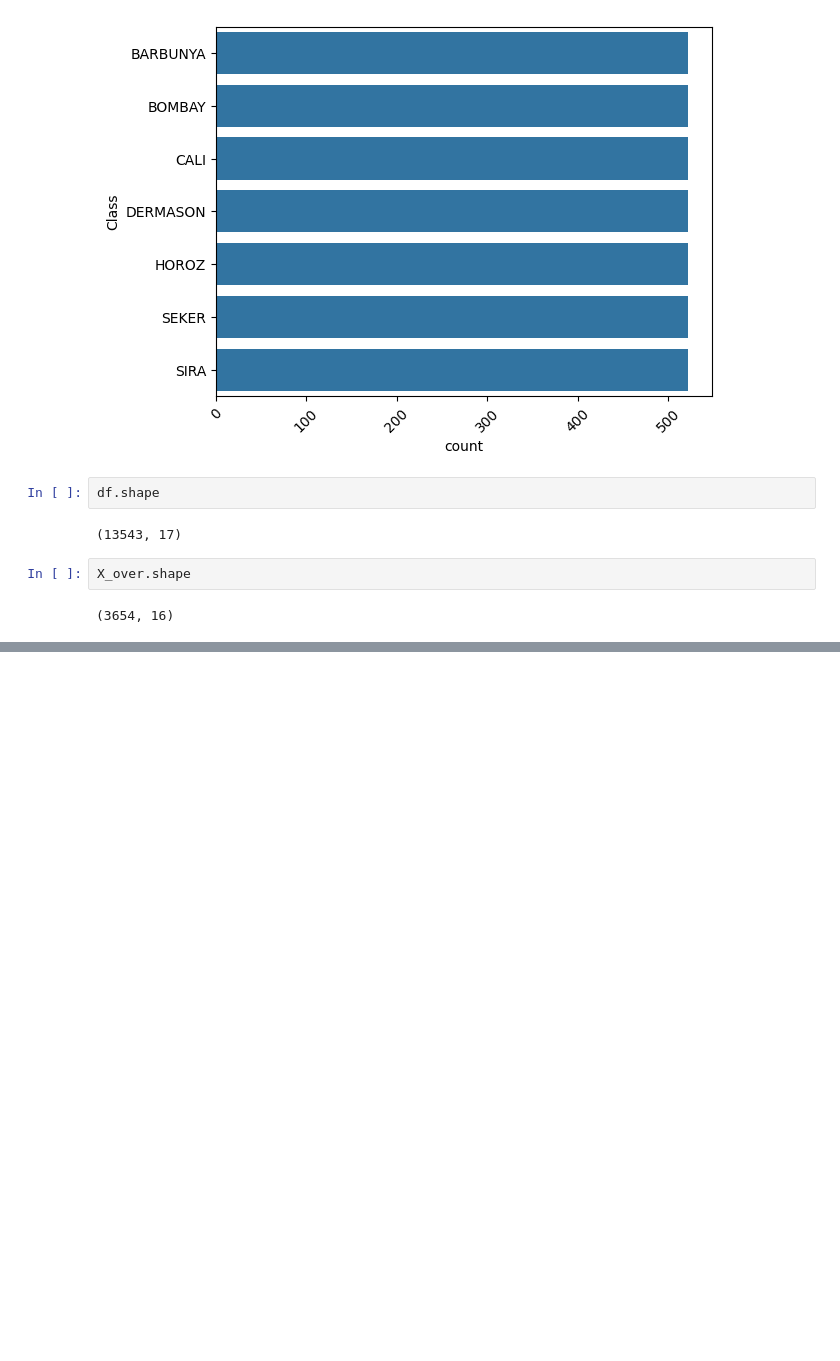
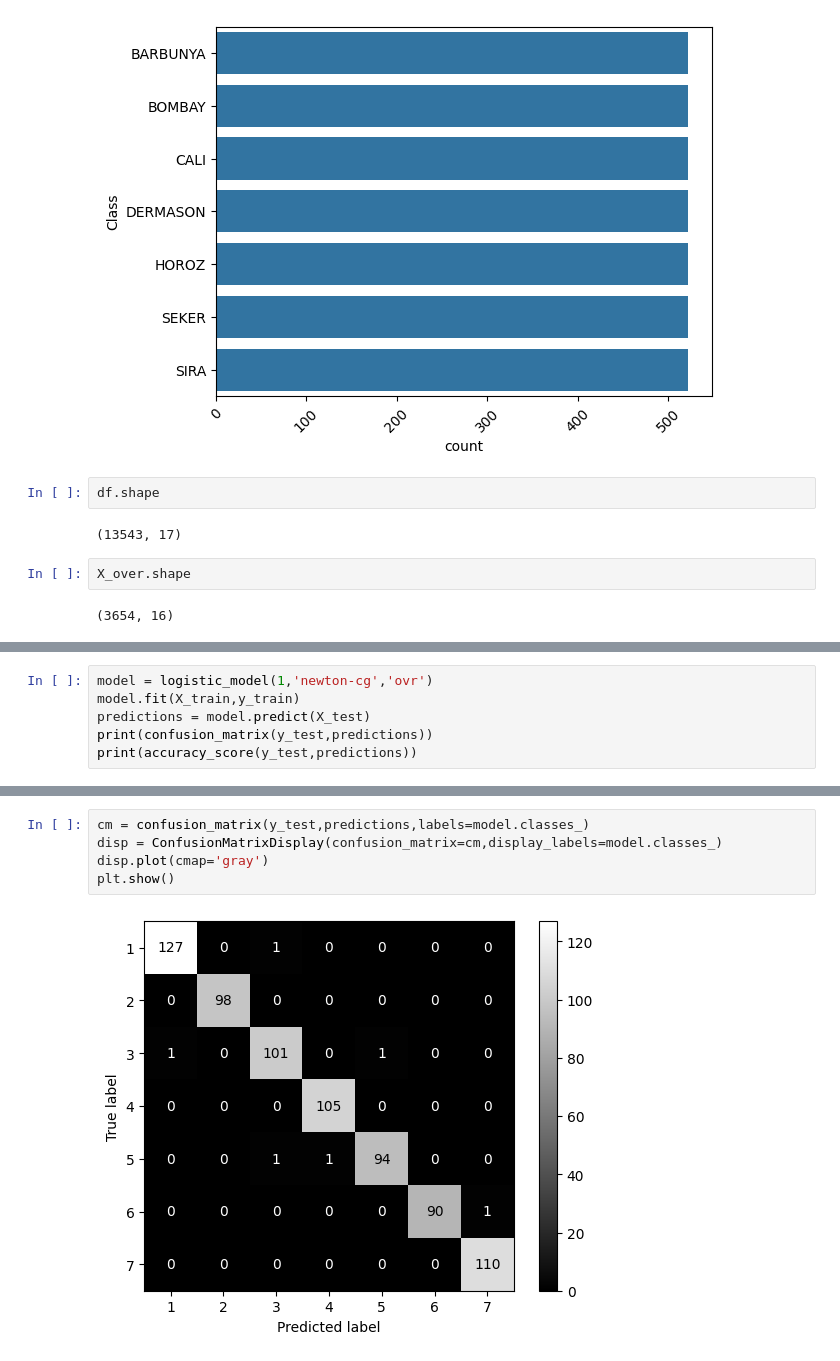
Before and after one commit to cesarmayta/BOOTCAMP_DSG1, a Jupyter notebook: dia1/07_regresion_logistica_multiclase.ipynb, the cells around one changed output, grey strips where cells are left out. Cells and saved outputs as stored; diff of their text form; blank space fills up the shorter version.

```diff
--- a/dia1/07_regresion_logistica_multiclase.ipynb
+++ b/dia1/07_regresion_logistica_multiclase.ipynb
@@ -119,0 +236,6 @@ X_over.shape
+# %%
+model = logistic_model(1,'newton-cg','ovr')
+model.fit(X_train,y_train)
+predictions = model.predict(X_test)
+print(confusion_matrix(y_test,predictions))
+print(accuracy_score(y_test,predictions))
@@ -119,0 +251,7 @@ X_over.shape
+# %%
+cm = confusion_matrix(y_test,predictions,labels=model.classes_)
+disp = ConfusionMatrixDisplay(confusion_matrix=cm,display_labels=model.classes_)
+disp.plot(cmap='gray')
+plt.show()
+# %% [output]
+[figure, added]
```
Also changed, not shown: parts of 17 cells of this notebook.
